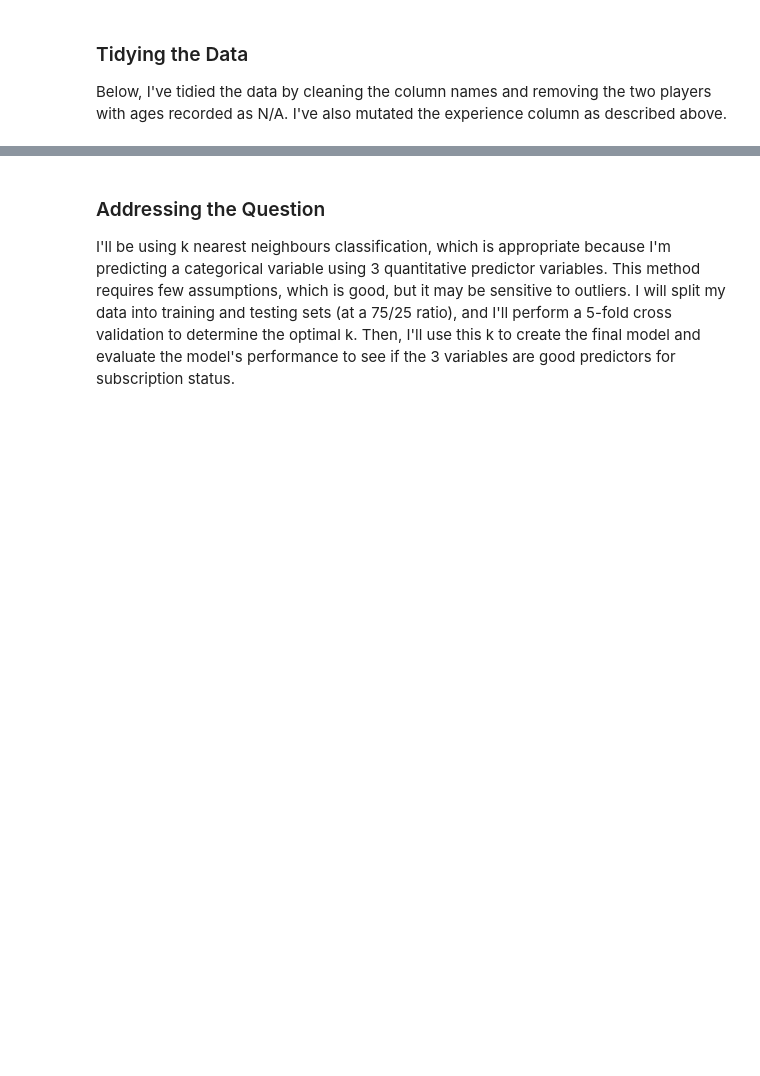
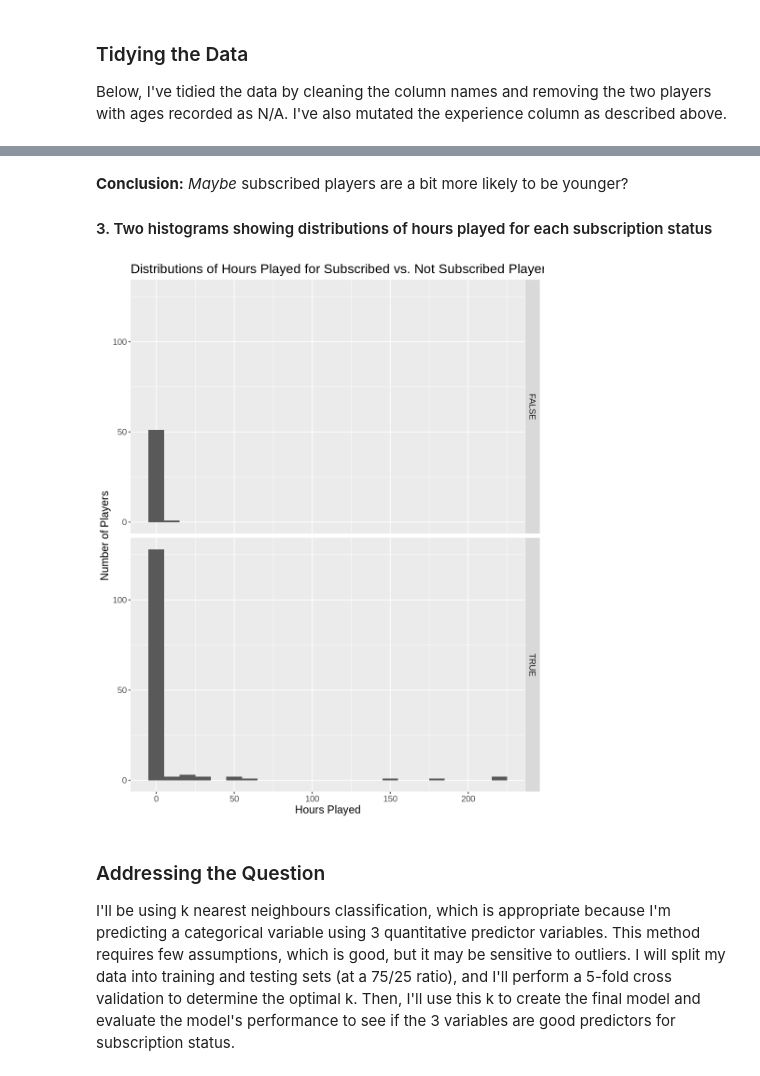
Before and after one commit to anthonyl8/video_game_server_usage, a Jupyter notebook: final_report.ipynb, the cells around one changed output, grey strips where cells are left out. Cells and saved outputs as stored; diff of their text form; code cells hidden in the pictures; blank space fills up the shorter version.

```diff
--- a/final_report.ipynb
+++ b/final_report.ipynb
@@ -43,3 +191,21 @@ players <- players |>
+# %% [markdown]
+**Conclusion:** *Maybe* subscribed players are a bit more likely to be younger?
+
+#### 3. Two histograms showing distributions of hours played for each subscription status
+# %%
+options(repr.plot.height = 10, repr.plot.width = 8)
+players_played_hours_plot <- players |>
+    ggplot(aes(x = played_hours)) +
+    geom_histogram(binwidth = 10) +
+    facet_grid(rows = vars(subscribe)) +
+    xlab("Hours Played") +
+    ylab("Number of Players") +
+    ggtitle("Distributions of Hours Played for Subscribed vs. Not Subscribed Players") +
+    labs(color = "Subscribed") +
+    theme(text = element_text(size = 14))
+players_played_hours_plot
+# %% [output]
+[figure, added]
 # %% [markdown]
 ### Addressing the Question
 
```
Also changed, not shown: parts of 16 cells of this notebook.
